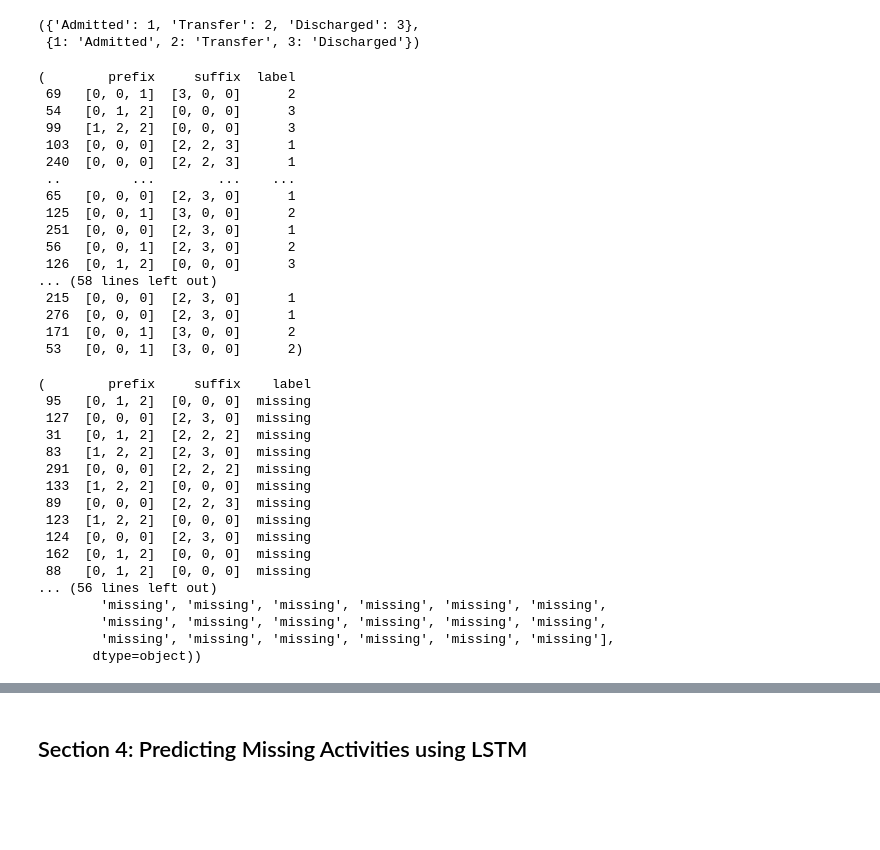
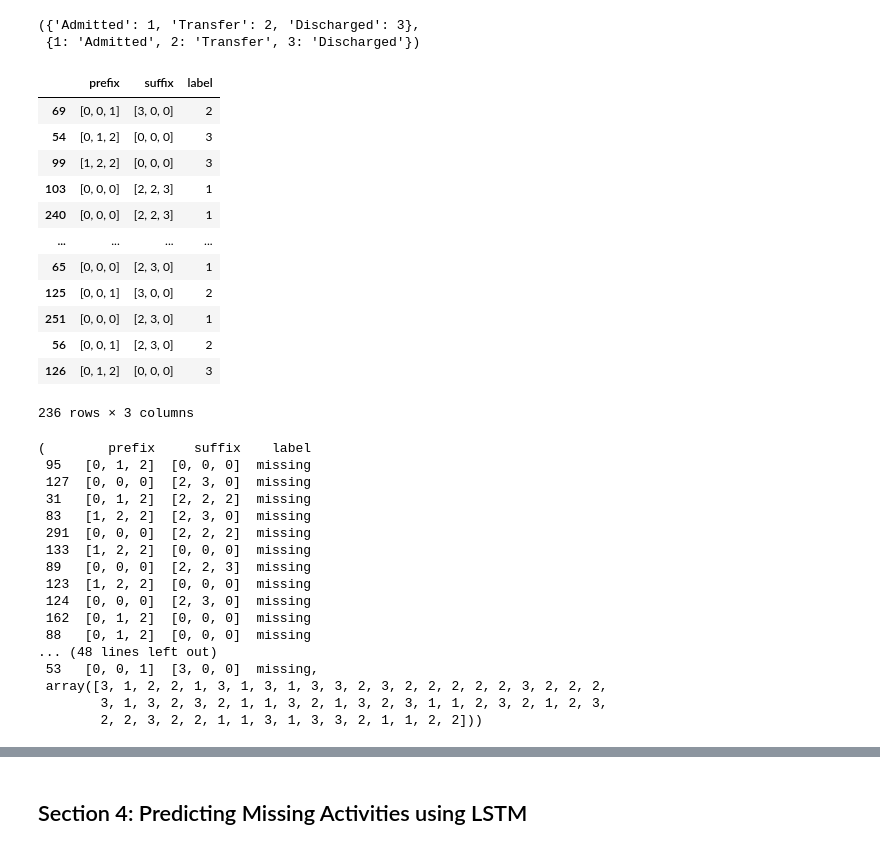
Before and after one commit to adamzbikowski/Process-Mining-Dissertation, a Jupyter notebook: pipeline.ipynb, the cells around one changed output, grey strips where cells are left out. Drawn from its saved outputs; the diff is of its cells as text; code cells hidden in the pictures; blank space fills up the shorter version.

```diff
--- a/pipeline.ipynb
+++ b/pipeline.ipynb
@@ -192,8 +200,9 @@ def label(el):
 
     for i in range(length):
 
+      # prefix = activities[:i]
+      label = activities[i]
       prefix = activities[:i]
-      label = activities[i]
       suffix = []
 
       if i != length - 1:
@@ -208,8 +217,8 @@ def label(el):
       while len(suffix) < 3:
         suffix.append('0')
 
-      prefix_arr.append(prefix[0:3])
-      suffix_arr.append(suffix[0:3])
+      prefix_arr.append(np.array(prefix[0:3], dtype=int))
+      suffix_arr.append(np.array(suffix[0:3], dtype=int))
       label_arr.append(label)
 
   return pd.DataFrame({'prefix' : prefix_arr,
@@ -218,31 +227,27 @@ def label(el):
 # %%
 from sklearn.model_selection import train_test_split
 
 # label event log
 labeled_el = label(partial_el)
 
 # split event log into a train and test set
 pct_train = 0.8
 train_el, test_el  = train_test_split(labeled_el, train_size=pct_train, random_state=9)
-train_el, test_el
+train_el
 # %% [output]
+|  | prefix | suffix | label |
+| 69 | [0, 0, 1] | [3, 0, 0] | 2 |
+| 54 | [0, 1, 2] | [0, 0, 0] | 3 |
+| 99 | [1, 2, 2] | [0, 0, 0] | 3 |
+| 103 | [0, 0, 0] | [2, 2, 3] | 1 |
+| 240 | [0, 0, 0] | [2, 2, 3] | 1 |
+| ... | ... | ... | ... |
+| 65 | [0, 0, 0] | [2, 3, 0] | 1 |
+| 125 | [0, 0, 1] | [3, 0, 0] | 2 |
+| 251 | [0, 0, 0] | [2, 3, 0] | 1 |
+| 56 | [0, 0, 1] | [2, 3, 0] | 2 |
+| 126 | [0, 1, 2] | [0, 0, 0] | 3 |
-(        prefix     suffix  label
- 69   [0, 0, 1]  [3, 0, 0]      2
- 54   [0, 1, 2]  [0, 0, 0]      3
- 99   [1, 2, 2]  [0, 0, 0]      3
- 103  [0, 0, 0]  [2, 2, 3]      1
- 240  [0, 0, 0]  [2, 2, 3]      1
- ..         ...        ...    ...
- 65   [0, 0, 0]  [2, 3, 0]      1
- 125  [0, 0, 1]  [3, 0, 0]      2
- 251  [0, 0, 0]  [2, 3, 0]      1
- 56   [0, 0, 1]  [2, 3, 0]      2
- 126  [0, 1, 2]  [0, 0, 0]      3
-... (58 lines left out)
- 215  [0, 0, 0]  [2, 3, 0]      1
- 276  [0, 0, 0]  [2, 3, 0]      1
- 171  [0, 0, 1]  [3, 0, 0]      2
- 53   [0, 0, 1]  [3, 0, 0]      2)
+236 rows × 3 columns
 # %%
 from copy import deepcopy
 
@@ -255,7 +260,7 @@ def missing(el):
   el['label'] = 'missing'
   return el, targets.to_numpy()
 # %%
-train_targets = train_el['label'].to_numpy()
+# train_targets = train_el['label'].to_numpy()
 test_el, test_targets = missing(test_el)
 test_el, test_targets
 # %% [output]
@@ -271,8 +276,8 @@ test_el, test_targets
  124  [0, 0, 0]  [2, 3, 0]  missing
  162  [0, 1, 2]  [0, 0, 0]  missing
  88   [0, 1, 2]  [0, 0, 0]  missing
-... (56 lines left out)
-        'missing', 'missing', 'missing', 'missing', 'missing', 'missing',
-        'missing', 'missing', 'missing', 'missing', 'missing', 'missing',
-        'missing', 'missing', 'missing', 'missing', 'missing', 'missing'],
-       dtype=object))
+... (48 lines left out)
+ 53   [0, 0, 1]  [3, 0, 0]  missing,
+ array([3, 1, 2, 2, 1, 3, 1, 3, 1, 3, 3, 2, 3, 2, 2, 2, 2, 2, 3, 2, 2, 2,
+        3, 1, 3, 2, 3, 2, 1, 1, 3, 2, 1, 3, 2, 3, 1, 1, 2, 3, 2, 1, 2, 3,
+        2, 2, 3, 2, 2, 1, 1, 3, 1, 3, 3, 2, 1, 1, 2, 2]))
```
Also changed, not shown: parts of 11 cells of this notebook.
